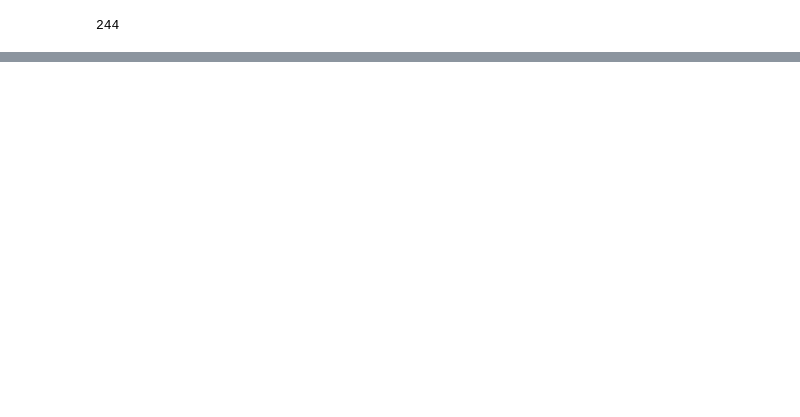
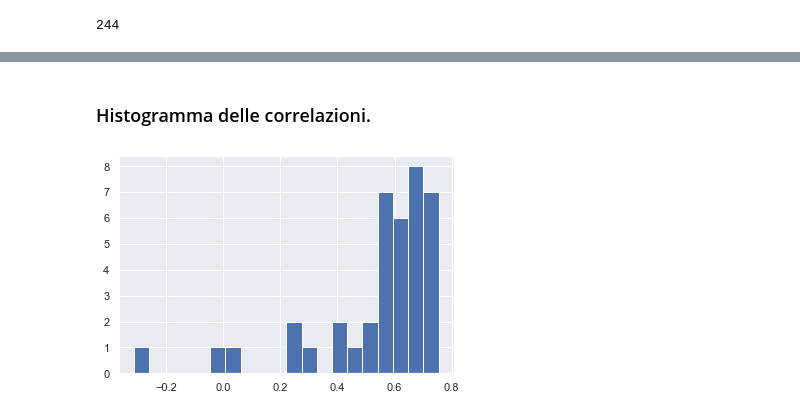
Before and after one commit to alketcecaj12/FlussiMTS, a Jupyter notebook: Inquinamento.ipynb, the cells around one changed output, grey strips where cells are left out. Cells and saved outputs as stored; diff of their text form; code cells hidden in the pictures; blank space fills up the shorter version.

```diff
--- a/Inquinamento.ipynb
+++ b/Inquinamento.ipynb
@@ -80,0 +75,3 @@ ValueError: ('Unknown string format:', '01/01/2020 12.00.00')
+# %%
+zdata = pd.read_csv('zdata.csv')
+zdata.head()
@@ -80,0 +85,4 @@ ValueError: ('Unknown string format:', '01/01/2020 12.00.00')
+# %%
+agg_by_province = zdata.groupby(by = ['base2mid'])
+for i, k in agg_by_province:
+    print(i, k)
@@ -80,0 +210,9 @@ ValueError: ('Unknown string format:', '01/01/2020 12.00.00')
+# %%
+correlations = []
+città_Stz = []
+
+for k, v in corr_per_città_stazione.items():
+    #print(type(k), type(v))
+    correlations.append(v[0])
+    città_Stz.append(k)
+correlations
@@ -80,0 +237,7 @@ ValueError: ('Unknown string format:', '01/01/2020 12.00.00')
+# %% [markdown]
+### Histogramma delle correlazioni.
+# %%
+plt.hist(correlations, bins = 20)
+plt.show()
+# %% [output]
+[figure, added]
```
Also changed, not shown: parts of 14 cells of this notebook, 17 other files.
